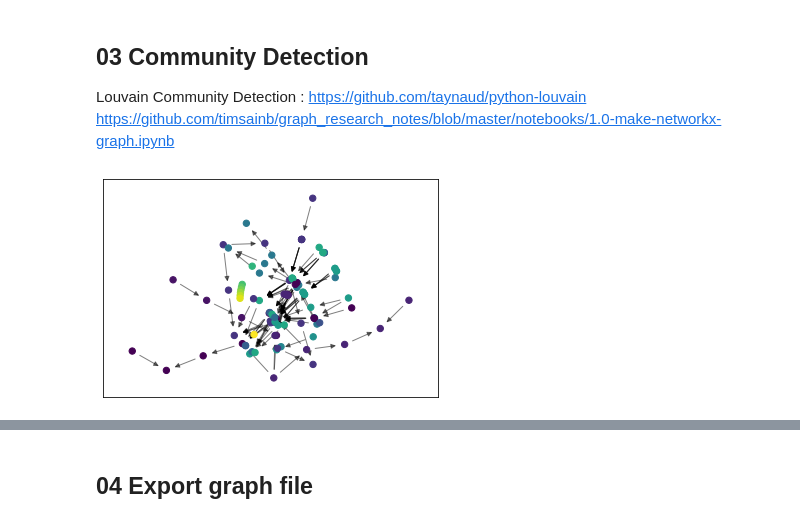
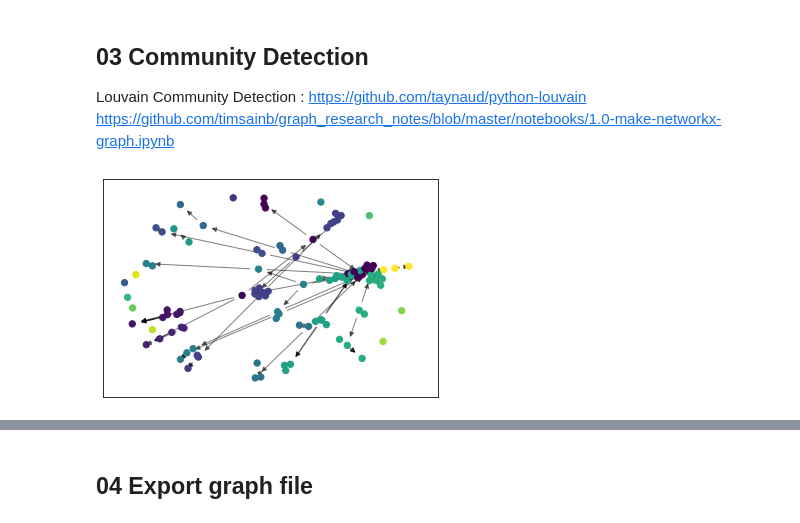
Before and after one commit to ByungjunKim/PaperKnowledGraph, a Jupyter notebook: JsonToNetwork.ipynb, the cells around one changed output, grey strips where cells are left out. Cells and saved outputs as stored; diff of their text form; code cells hidden in the pictures.

Commit message:
spring layout 활용

```diff
--- a/JsonToNetwork.ipynb
+++ b/JsonToNetwork.ipynb
@@ -165,16 +165,16 @@ partition = community.best_partition(G.to_undirected()) #undirect 그래프만 b
 # set(partition.values())
 # %%
 # draw the graph
-# pos = nx.spring_layout(G)
-pos = nx.drawing.layout.kamada_kawai_layout(G)
+pos = nx.spring_layout(G)
+# pos = nx.drawing.layout.kamada_kawai_layout(G)
 # color the nodes according to their partition
 cmap = cm.get_cmap('viridis', max(partition.values()) + 1)
 nx.draw_networkx_nodes(G, pos, partition.keys(), node_size=40,
                        cmap=cmap, node_color=list(partition.values()))
 nx.draw_networkx_edges(G, pos, alpha=0.5)
 plt.show()
 # %% [output]
-[figure, old version]
+[figure, new version]
 # %%
 # 커뮤니티
 pal = sns.color_palette("tab10", n_colors=len(set(partition.values())))
```
Also changed, not shown: parts of 3 cells of this notebook.
